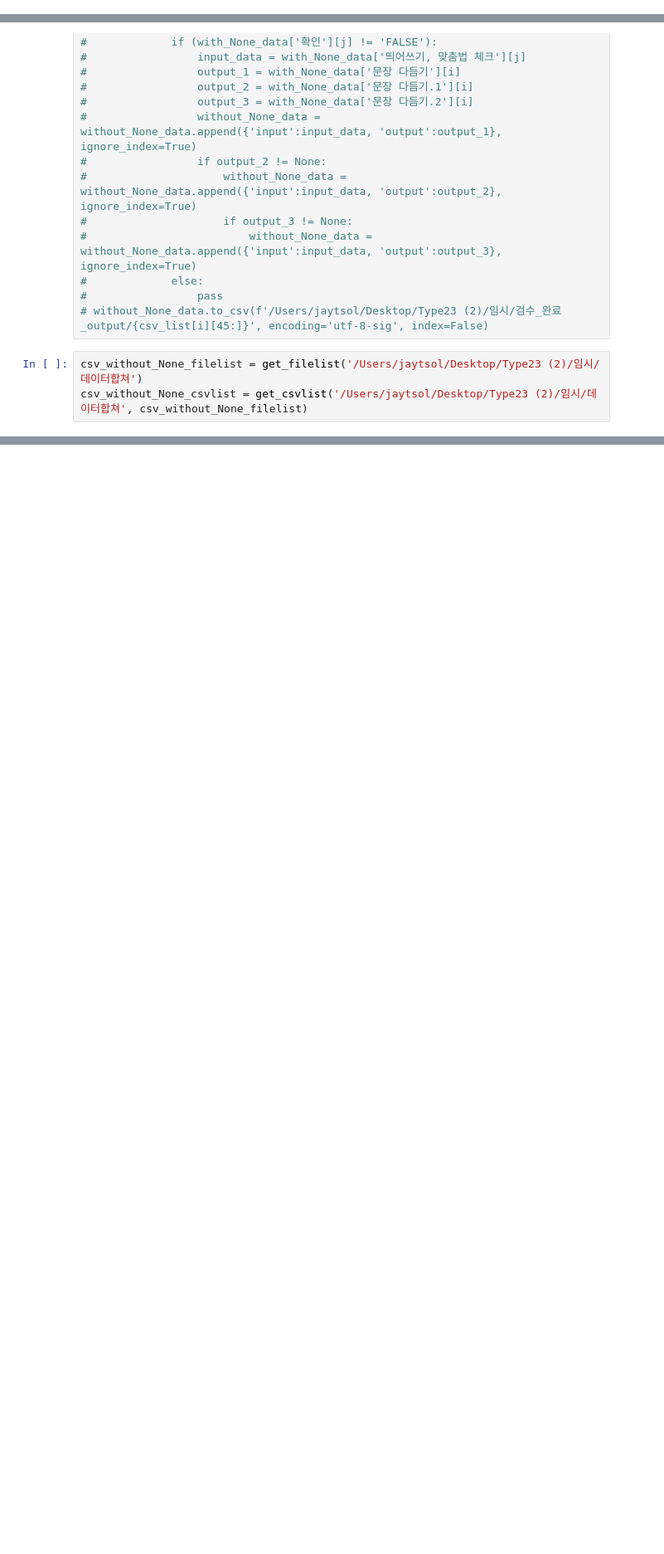
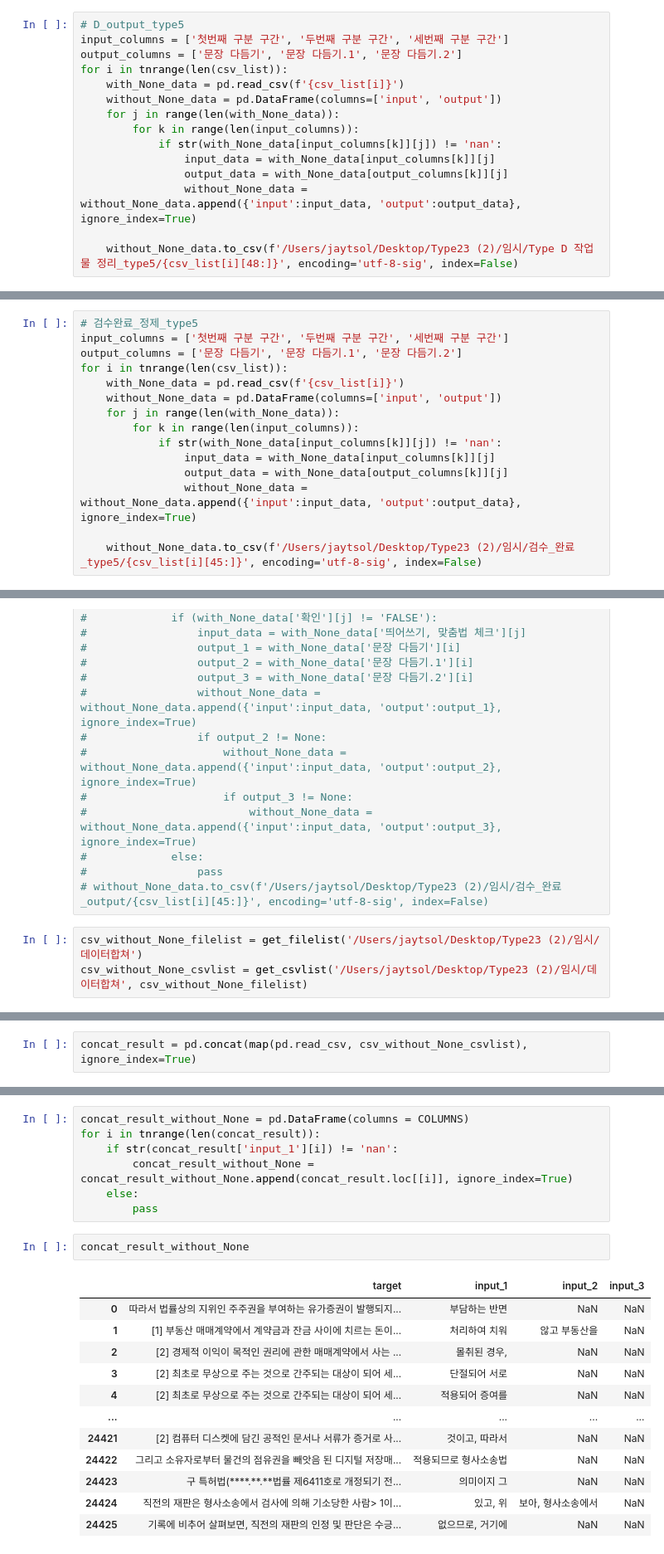
Before and after one commit to jaytsol/Data-Process, a Jupyter notebook: type23_concat-Copy1.ipynb, the cells around one changed output, grey strips where cells are left out. Shown at 83% size. Drawn from its saved outputs; the diff is of its cells as text; blank space fills up the shorter version.

```diff
--- a/type23_concat-Copy1.ipynb
+++ b/type23_concat-Copy1.ipynb
@@ -109,3 +119,18 @@ without_None_data_type4
+# %%
+# D_output_type5
+input_columns = ['첫번째 구분 구간', '두번째 구분 구간', '세번째 구분 구간']
+output_columns = ['문장 다듬기', '문장 다듬기.1', '문장 다듬기.2']
+for i in tnrange(len(csv_list)):
+    with_None_data = pd.read_csv(f'{csv_list[i]}')
+    without_None_data = pd.DataFrame(columns=['input', 'output'])
+    for j in range(len(with_None_data)):
+        for k in range(len(input_columns)):
+            if str(with_None_data[input_columns[k]][j]) != 'nan':
+                input_data = with_None_data[input_columns[k]][j]
+                output_data = with_None_data[output_columns[k]][j]
+                without_None_data = without_None_data.append({'input':input_data, 'output':output_data}, ignore_index=True)
+
+    without_None_data.to_csv(f'/Users/jaytsol/Desktop/Type23 (2)/임시/Type D 작업물 정리_type5/{csv_list[i][48:]}', encoding='utf-8-sig', index=False)
 # %%
 listlist = '/Users/jaytsol/Desktop/Type23 (2)/임시/검수_완료'
 listlist_output = '/Users/jaytsol/Desktop/Type23 (2)/임시/검수_완료_output'
@@ -157,0 +199,15 @@ for i in tnrange(len(csv_list)):
+# %%
+# 검수완료_정제_type5
+input_columns = ['첫번째 구분 구간', '두번째 구분 구간', '세번째 구분 구간']
+output_columns = ['문장 다듬기', '문장 다듬기.1', '문장 다듬기.2']
+for i in tnrange(len(csv_list)):
+    with_None_data = pd.read_csv(f'{csv_list[i]}')
+    without_None_data = pd.DataFrame(columns=['input', 'output'])
+    for j in range(len(with_None_data)):
+        for k in range(len(input_columns)):
+            if str(with_None_data[input_columns[k]][j]) != 'nan':
+                input_data = with_None_data[input_columns[k]][j]
+                output_data = with_None_data[output_columns[k]][j]
+                without_None_data = without_None_data.append({'input':input_data, 'output':output_data}, ignore_index=True)
+
+    without_None_data.to_csv(f'/Users/jaytsol/Desktop/Type23 (2)/임시/검수_완료_type5/{csv_list[i][45:]}', encoding='utf-8-sig', index=False)
@@ -215,0 +266,2 @@ org = concat_csvfile(csv_list)
+# %%
+concat_result = pd.concat(map(pd.read_csv, csv_without_None_csvlist), ignore_index=True)
@@ -215,0 +284,22 @@ org = concat_csvfile(csv_list)
+# %%
+concat_result_without_None = pd.DataFrame(columns = COLUMNS)
+for i in tnrange(len(concat_result)):
+    if str(concat_result['input_1'][i]) != 'nan':
+        concat_result_without_None = concat_result_without_None.append(concat_result.loc[[i]], ignore_index=True)
+    else:
+        pass
+# %%
+concat_result_without_None
+# %% [output]
+|  | target | input_1 | input_2 | input_3 |
+| 0 | 따라서 법률상의 지위인 주주권을 부여하는 유가증권이 발행되지... | 부담하는 반면 | NaN | NaN |
+| 1 | [1] 부동산 매매계약에서 계약금과 잔금 사이에 치르는 돈이... | 처리하여 치워 | 않고 부동산을 | NaN |
+| 2 | [2] 경제적 이익이 목적인 권리에 관한 매매계약에서 사는 ... | 몰취된 경우, | NaN | NaN |
+| 3 | [2] 최초로 무상으로 주는 것으로 간주되는 대상이 되어 세... | 단절되어 서로 | NaN | NaN |
+| 4 | [2] 최초로 무상으로 주는 것으로 간주되는 대상이 되어 세... | 적용되어 증여를 | NaN | NaN |
+| ... | ... | ... | ... | ... |
+| 24421 | [2] 컴퓨터 디스켓에 담긴 공적인 문서나 서류가 증거로 사... | 것이고, 따라서 | NaN | NaN |
+| 24422 | 그리고 소유자로부터 물건의 점유권을 빼앗음 된 디지털 저장매... | 적용되므로 형사소송법 | NaN | NaN |
+| 24423 | 구 특허법(****.**.**법률 제6411호로 개정되기 전... | 의미이지 그 | NaN | NaN |
+| 24424 | 직전의 재판은 형사소송에서 검사에 의해 기소당한 사람> 1이... | 있고, 위 | 보아, 형사소송에서 | NaN |
+| 24425 | 기록에 비추어 살펴보면, 직전의 재판의 인정 및 판단은 수긍... | 없으므로, 거기에 | NaN | NaN |
```
Also changed, not shown: parts of 32 cells of this notebook, 3 other files.
